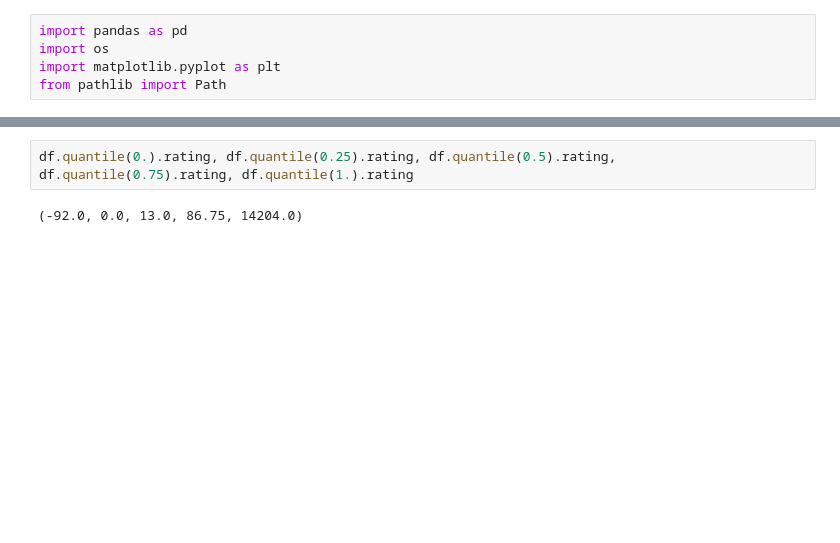
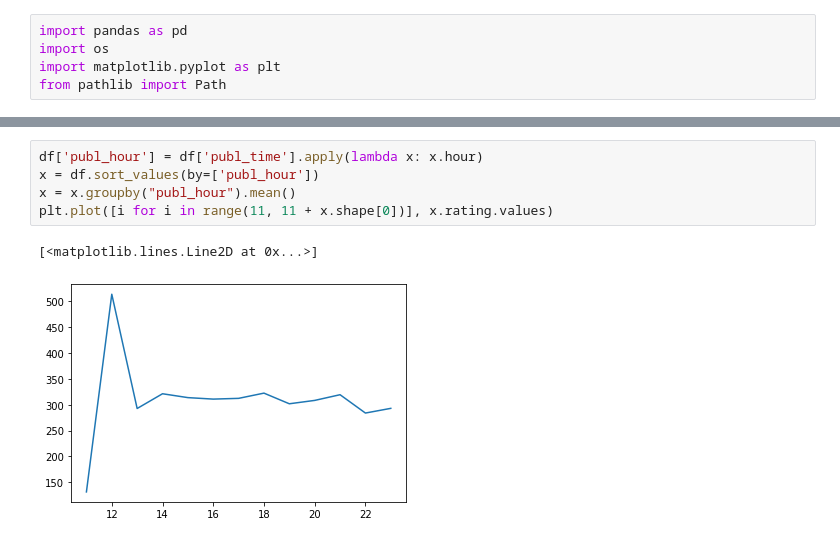
Before and after one commit to artemenm/pikabu-predictor, a Jupyter notebook: notebooks/explore_data.ipynb, the cells around one changed output, grey strips where cells are left out. Cells and saved outputs as stored; diff of their text form; blank space fills up the shorter version.

```diff
--- a/notebooks/explore_data.ipynb
+++ b/notebooks/explore_data.ipynb
@@ -50,4 +51,8 @@ authors.describe()
-# %%
-df.quantile(0.).rating, df.quantile(0.25).rating, df.quantile(0.5).rating, df.quantile(0.75).rating, df.quantile(1.).rating
-# %% [output]
-(-92.0, 0.0, 13.0, 86.75, 14204.0)
+# %%
+df['publ_hour'] = df['publ_time'].apply(lambda x: x.hour)
+x = df.sort_values(by=['publ_hour'])
+x = x.groupby("publ_hour").mean()
+plt.plot([i for i in range(11, 11 + x.shape[0])], x.rating.values)
+# %% [output]
+[<matplotlib.lines.Line2D at 0x...>]
+[figure, added]
```
Also changed, not shown: parts of 5 cells of this notebook, 3 other files.
